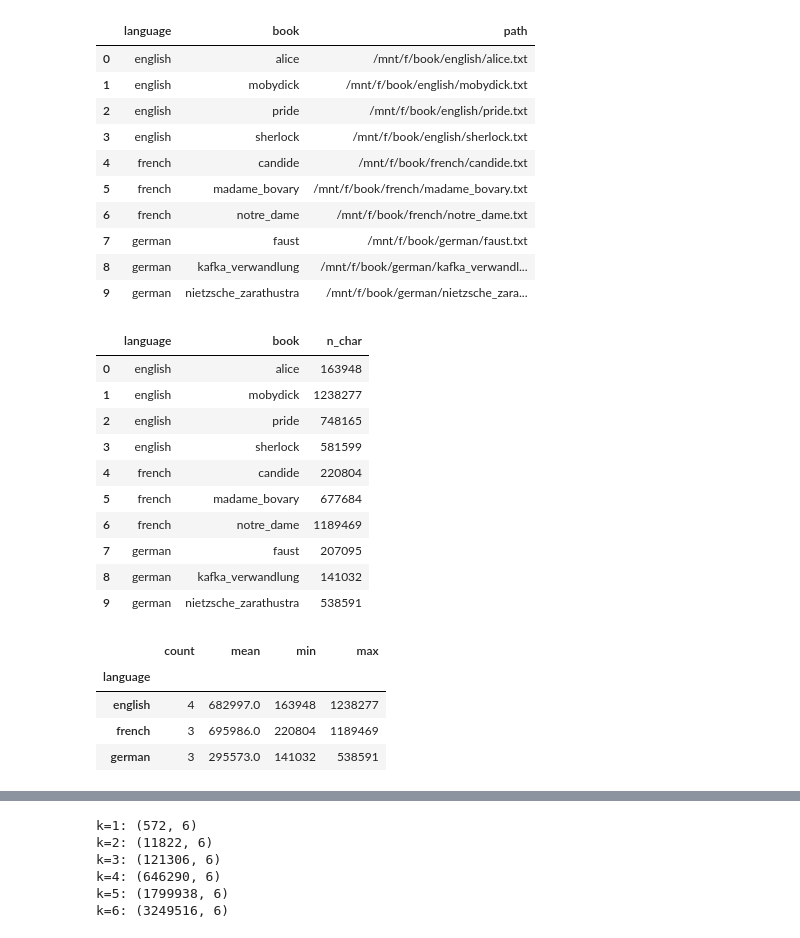
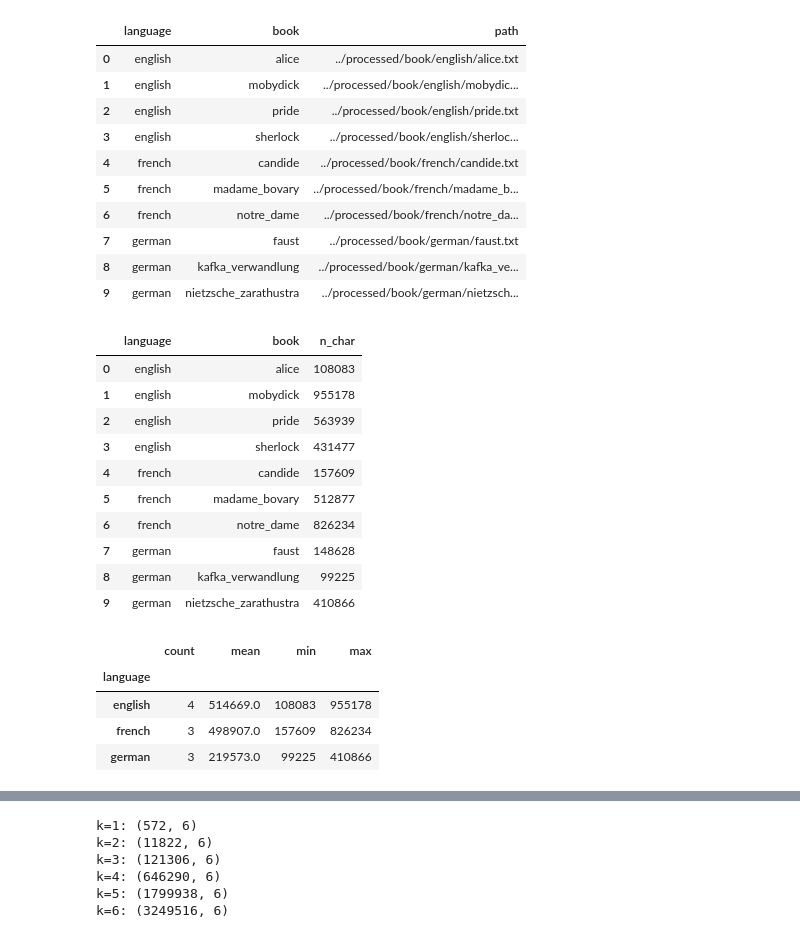
Before and after one commit to ih-11/book2genome, a Jupyter notebook: notebooks/01_kmer_exploration.ipynb, the cells around one changed output, grey strips where cells are left out. Saved outputs shown, nothing was run; the diff lists cells and outputs as text; code cells hidden in the pictures.

```diff
--- a/notebooks/01_kmer_exploration.ipynb
+++ b/notebooks/01_kmer_exploration.ipynb
@@ -13,49 +62,43 @@ from sklearn.preprocessing import StandardScaler
 # %%
-book_dir = Path("/mnt/f/book")
-languages = ["english", "french", "german"]
-
+book_dir = Path("../processed/book")
 books = pd.DataFrame([
     {"language": lang, "book": path.stem, "path": path}
     for lang in languages
     for path in sorted((book_dir / lang).glob("*.txt"))
 ])
 
 display(books)
 # %% [output]
 |  | language | book | path |
-| 0 | english | alice | /mnt/f/book/english/alice.txt |
-| 1 | english | mobydick | /mnt/f/book/english/mobydick.txt |
-| 2 | english | pride | /mnt/f/book/english/pride.txt |
-| 3 | english | sherlock | /mnt/f/book/english/sherlock.txt |
-| 4 | french | candide | /mnt/f/book/french/candide.txt |
-| 5 | french | madame_bovary | /mnt/f/book/french/madame_bovary.txt |
-| 6 | french | notre_dame | /mnt/f/book/french/notre_dame.txt |
-| 7 | german | faust | /mnt/f/book/german/faust.txt |
-| 8 | german | kafka_verwandlung | /mnt/f/book/german/kafka_verwandl... |
-| 9 | german | nietzsche_zarathustra | /mnt/f/book/german/nietzsche_zara... |
+| 0 | english | alice | ../processed/book/english/alice.txt |
+| 1 | english | mobydick | ../processed/book/english/mobydic... |
+| 2 | english | pride | ../processed/book/english/pride.txt |
+| 3 | english | sherlock | ../processed/book/english/sherloc... |
+| 4 | french | candide | ../processed/book/french/candide.txt |
+| 5 | french | madame_bovary | ../processed/book/french/madame_b... |
+| 6 | french | notre_dame | ../processed/book/french/notre_da... |
+| 7 | german | faust | ../processed/book/german/faust.txt |
+| 8 | german | kafka_verwandlung | ../processed/book/german/kafka_ve... |
+| 9 | german | nietzsche_zarathustra | ../processed/book/german/nietzsch... |
 # %%
-# ============================================
-# 02. Sequence length
-# ============================================
-
 books["n_char"] = books["path"].apply(lambda p: len(p.read_text().strip()))
 
 display(books[["language", "book", "n_char"]])
 display(books.groupby("language")["n_char"].agg(["count", "mean", "min", "max"]).round(0))
 # %% [output]
 |  | language | book | n_char |
-| 0 | english | alice | 163948 |
-| 1 | english | mobydick | 1238277 |
-| 2 | english | pride | 748165 |
-| 3 | english | sherlock | 581599 |
-| 4 | french | candide | 220804 |
-| 5 | french | madame_bovary | 677684 |
-| 6 | french | notre_dame | 1189469 |
-| 7 | german | faust | 207095 |
-| 8 | german | kafka_verwandlung | 141032 |
-| 9 | german | nietzsche_zarathustra | 538591 |
+| 0 | english | alice | 108083 |
+| 1 | english | mobydick | 955178 |
+| 2 | english | pride | 563939 |
+| 3 | english | sherlock | 431477 |
+| 4 | french | candide | 157609 |
+| 5 | french | madame_bovary | 512877 |
+| 6 | french | notre_dame | 826234 |
+| 7 | german | faust | 148628 |
+| 8 | german | kafka_verwandlung | 99225 |
+| 9 | german | nietzsche_zarathustra | 410866 |
 |  | count | mean | min | max |
 | language |  |  |  |  |
-| english | 4 | 682997.0 | 163948 | 1238277 |
-| french | 3 | 695986.0 | 220804 | 1189469 |
-| german | 3 | 295573.0 | 141032 | 538591 |
+| english | 4 | 514669.0 | 108083 | 955178 |
+| french | 3 | 498907.0 | 157609 | 826234 |
+| german | 3 | 219573.0 | 99225 | 410866 |
```
Also changed, not shown: parts of 34 cells of this notebook.
